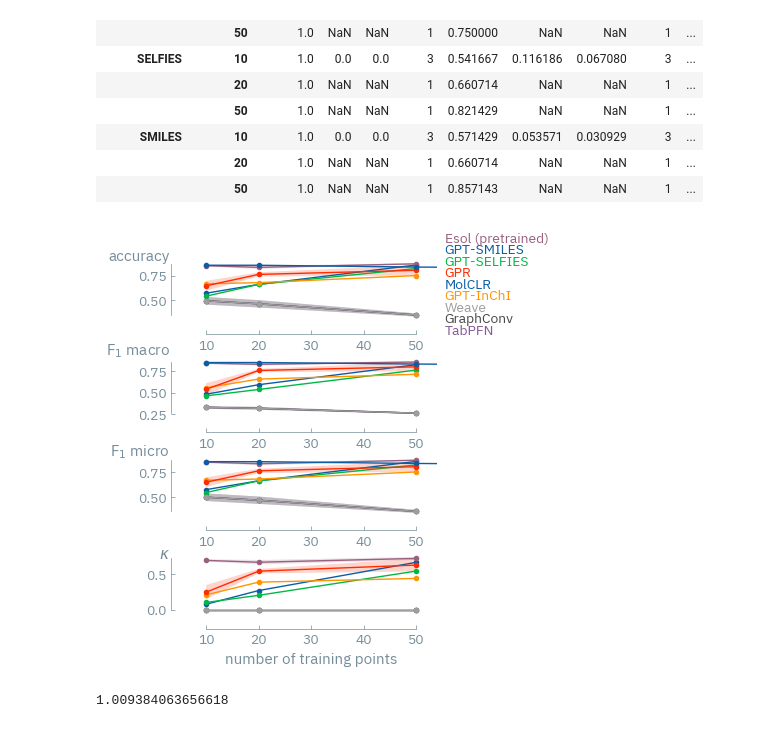
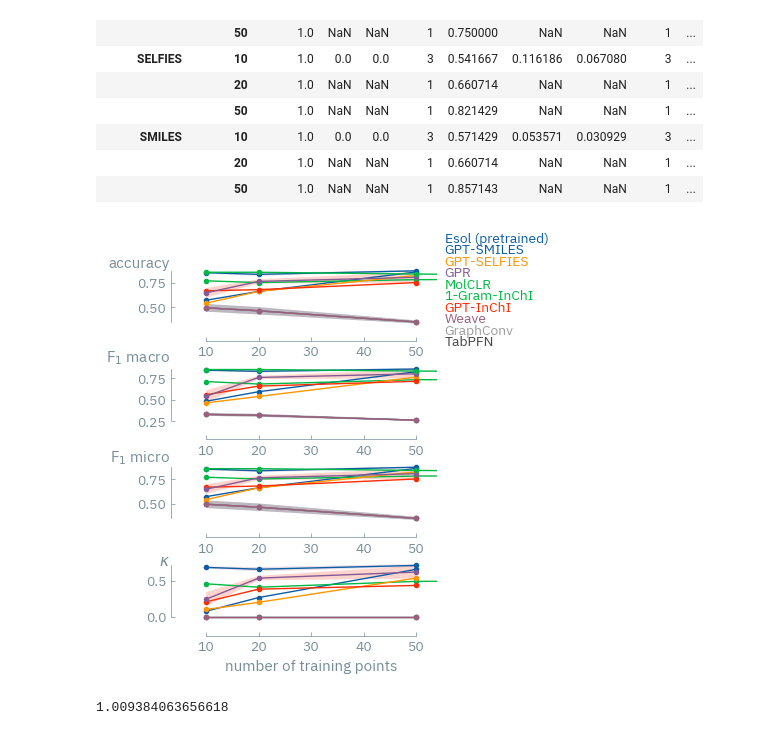
Before and after one commit to kjappelbaum/gptchem, a Jupyter notebook: experiments/03_classification/solubility/plot_results.ipynb, the cells around one changed output. Cells and saved outputs as stored; diff of their text form; code cells hidden in the pictures.

```diff
--- a/experiments/03_classification/solubility/plot_results.ipynb
+++ b/experiments/03_classification/solubility/plot_results.ipynb
@@ -46,0 +49,16 @@ molclr_grouped
+# %%
+n_gram_baseline = glob("ngram_baseline/*.pkl")
+n_gram_baseline_results = []
+
+for f in n_gram_baseline:
+    n_gram_baseline_results.append(load_pickle(f))
+n_gram_baseline_results = pd.DataFrame(n_gram_baseline_results)
+
+
+n_gram_baseline_results_grouped = (
+    n_gram_baseline_results[
+        ["num_classes", "representation", "train_size", "accuracy", "f1_micro", "f1_macro", "kappa"]
+    ]
+    .groupby(["num_classes", "representation", "train_size"])
+    .agg(["mean", "std", sem])
+)
@@ -185,6 +225,13 @@ for i, metric in enumerate(["accuracy", "f1_macro", "f1_micro", "kappa"]):
         grouped_res.loc[2, "SMILES", :][metric]["mean"]
         + grouped_res.loc[2, "SMILES", :][metric]["sem"],
         alpha=0.2,
+    )
+
+    ax[i].plot(
+        n_gram_baseline_results_grouped.loc[2, "InChI", :].index,
+        n_gram_baseline_results_grouped.loc[2, "InChI", :][metric]["mean"],
+        marker="o",
+        label="1-Gram-InChI",
     )
 
     range_frame(
@@ -301,34 +348,34 @@ for i, metric in enumerate(["accuracy", "f1_macro", "f1_micro", "kappa"]):
         grouped_esol_res.loc[2, :][metric]["mean"] - grouped_esol_res.loc[2, :][metric]["sem"],
         grouped_esol_res.loc[2, :][metric]["mean"] + grouped_esol_res.loc[2, :][metric]["sem"],
         alpha=0.2,
     )
 
     if metric != "kappa":
         ax[i].plot(
             molclr_grouped.loc[2, :].index,
             molclr_grouped.loc[2, :][metric]["mean"],
             marker="o",
             label="MolCLR",
         )
         ax[i].fill_between(
             molclr_grouped.loc[2, :].index,
             molclr_grouped.loc[2, :][metric]["mean"] - molclr_grouped.loc[2, :][metric]["sem"],
             molclr_grouped.loc[2, :][metric]["mean"] + molclr_grouped.loc[2, :][metric]["sem"],
             alpha=0.2,
         )
 
 
 matplotx.line_labels(ax[0])
 ylabel_top("accuracy", ax=ax[0], y_pad=0.1, x_pad=0.04)
 ylabel_top(r"F$_{1}$ macro", ax=ax[1], y_pad=0.1, x_pad=0.04)
 ylabel_top(r"F$_{1}$ micro", ax=ax[2], y_pad=0.1, x_pad=0.04)
 ylabel_top(r"$\kappa$", ax=ax[3], y_pad=0.1, x_pad=0.04)
 plt.subplots_adjust(hspace=0.6, top=1, bottom=0.2)
 ax[-1].set_xlabel("number of training points", labelpad=4)
 
 fig.savefig("solubility-classification_results_binary.pdf", bbox_inches="tight")
 # %% [output]
-[figure, old version]
+[figure, new version]
 # %%
 intersections = []
 
```
Also changed, not shown: parts of 2 cells of this notebook, 2 other files.
